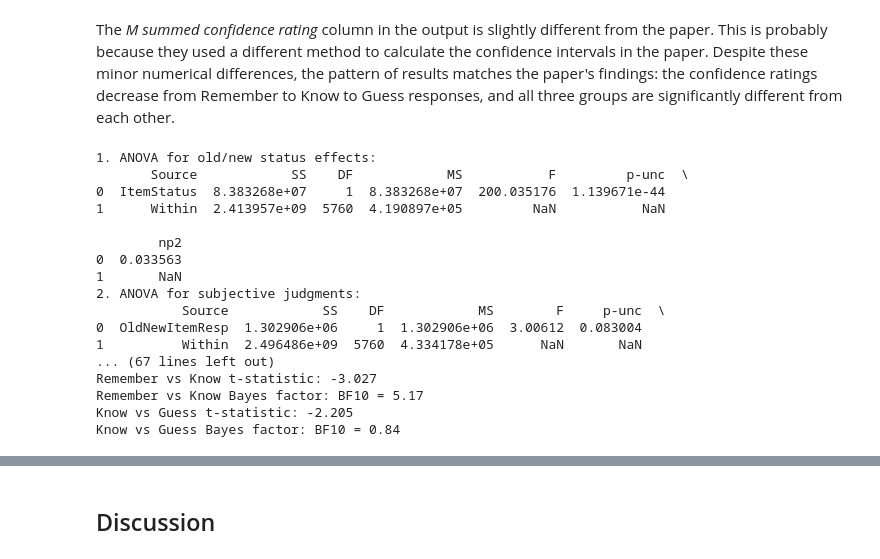
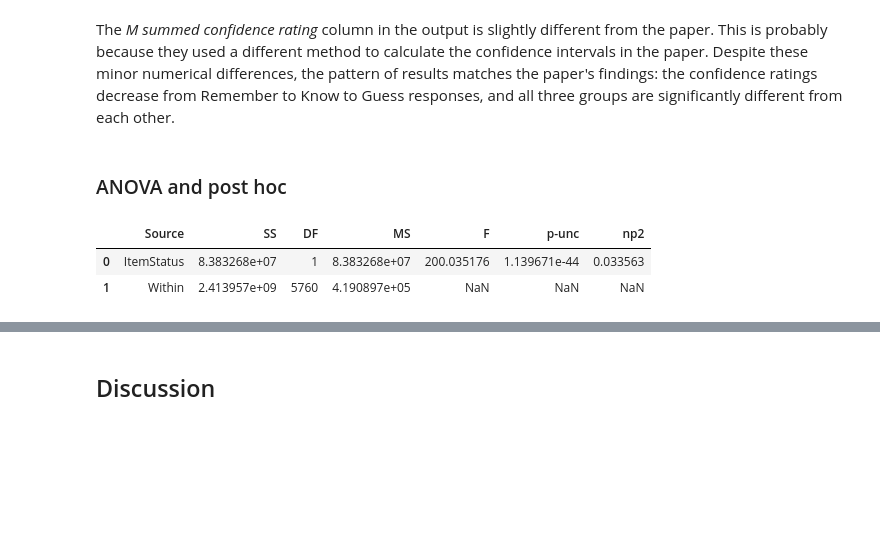
Before and after one commit to LinzanLiu/datascipsych_finalproject, a Jupyter notebook: jupyter/replication.ipynb, the cells around one changed output, grey strips where cells are left out. Cells and saved outputs as stored; diff of their text form; code cells hidden in the pictures; blank space fills up the shorter version.

```diff
--- a/jupyter/replication.ipynb
+++ b/jupyter/replication.ipynb
@@ -433,77 +433,13 @@ Know                               243          2.59 (2.42, 2.76)
 Guess                              225          1.29 (1.12, 1.47)
 # %% [markdown]
 The *M summed confidence rating* column in the output is slightly different from the paper. This is probably because they used a different method to calculate the confidence intervals in the paper. Despite these minor numerical differences, the pattern of results matches the paper's findings: the confidence ratings decrease from Remember to Know to Guess responses, and all three groups are significantly different from each other.
+# %% [markdown]
+### ANOVA and post hoc
 # %%
 # 1. ANOVA for old/new status
-print("1. ANOVA for old/new status effects:")
 aov1 = pg.anova(data=df, dv="idRespTime_ms", between="ItemStatus", detailed=True)
-print(aov1)
-
-# 2. ANOVA for subjective judgments
-print("2. ANOVA for subjective judgments:")
-aov2 = pg.anova(data=df, dv="idRespTime_ms", between="OldNewItemResp", detailed=True)
-print(aov2)
-
-# 3. ANOVA for R/K/G responses
-print("3. ANOVA for R/K/G responses:")
-df_rkg = hit_trials[hit_trials['ItemRecognResp'].isin(['Remember', 'Know', 'Guess'])]
-aov3 = pg.anova(data=df_rkg, dv="idRespTime_ms", between="ItemRecognResp", detailed=True)
-print(aov3)
-
-# Post-hoc tests with Bonferroni correction
-print("\nPost-hoc tests for R/K/G responses:")
-posthoc_rkg = pg.pairwise_tests(data=df_rkg, dv='idRespTime_ms', between='ItemRecognResp', padjust='bonf')
-print(posthoc_rkg)
-
-# 4. ANOVA for source accuracy
-print("4. ANOVA for source accuracy:")
-aov4 = pg.anova(data=hit_trials, dv="idRespTime_ms", between="correct_sources", detailed=True)
-print(aov4)
-
-# Post-hoc tests with Bonferroni correction
-print("\nPost-hoc tests for source accuracy:")
-posthoc_source = pg.pairwise_tests(data=hit_trials, dv='idRespTime_ms', between='correct_sources', padjust='bonf')
-print(posthoc_source)
-
-# 5. ANOVA for confidence ratings by R/K/G responses
-print("5. ANOVA for confidence ratings:")
-aov5 = pg.anova(data=rkg_data, dv="summed_confidence", between="ItemRecognResp", detailed=True)
-print(aov5)
-
-# Post-hoc tests with Bonferroni correction
-print("\nPost-hoc tests for confidence ratings:")
-posthoc_conf = pg.pairwise_tests(data=rkg_data, dv='summed_confidence', between='ItemRecognResp', padjust='bonf')
-print(posthoc_conf)
-
-# 6. Bayes factors for key comparisons
-print("6. Bayes factors for key comparisons:")
-
-# R vs K comparison
-t_rk, p_rk = stats.ttest_ind(r_data.values, k_data.values, equal_var=False)
-bf_rk = pg.bayesfactor_ttest(t_rk, nx=len(r_data), ny=len(k_data), paired=False)
-print(f"Remember vs Know t-statistic: {t_rk:.3f}")
-print(f"Remember vs Know Bayes factor: BF10 = {bf_rk:.2f}")
-
-# K vs G comparison
-t_kg, p_kg = stats.ttest_ind(k_data.values, g_data.values, equal_var=False)
-bf_kg = pg.bayesfactor_ttest(t_kg, nx=len(k_data), ny=len(g_data), paired=False)
-print(f"Know vs Guess t-statistic: {t_kg:.3f}")
-print(f"Know vs Guess Bayes factor: BF10 = {bf_kg:.2f}")
+aov1
 # %% [output]
-1. ANOVA for old/new status effects:
-       Source            SS    DF            MS           F         p-unc  \
-0  ItemStatus  8.383268e+07     1  8.383268e+07  200.035176  1.139671e-44
-1      Within  2.413957e+09  5760  4.190897e+05         NaN           NaN
-
-        np2
-0  0.033563
-1       NaN
-2. ANOVA for subjective judgments:
-           Source            SS    DF            MS        F     p-unc  \
-0  OldNewItemResp  1.302906e+06     1  1.302906e+06  3.00612  0.083004
-1          Within  2.496486e+09  5760  4.334178e+05      NaN       NaN
-... (67 lines left out)
-Remember vs Know t-statistic: -3.027
-Remember vs Know Bayes factor: BF10 = 5.17
-Know vs Guess t-statistic: -2.205
-Know vs Guess Bayes factor: BF10 = 0.84
+|  | Source | SS | DF | MS | F | p-unc | np2 |
+| 0 | ItemStatus | 8.383268e+07 | 1 | 8.383268e+07 | 200.035176 | 1.139671e-44 | 0.033563 |
+| 1 | Within | 2.413957e+09 | 5760 | 4.190897e+05 | NaN | NaN | NaN |
```
Also changed, not shown: parts of 7 cells of this notebook.
